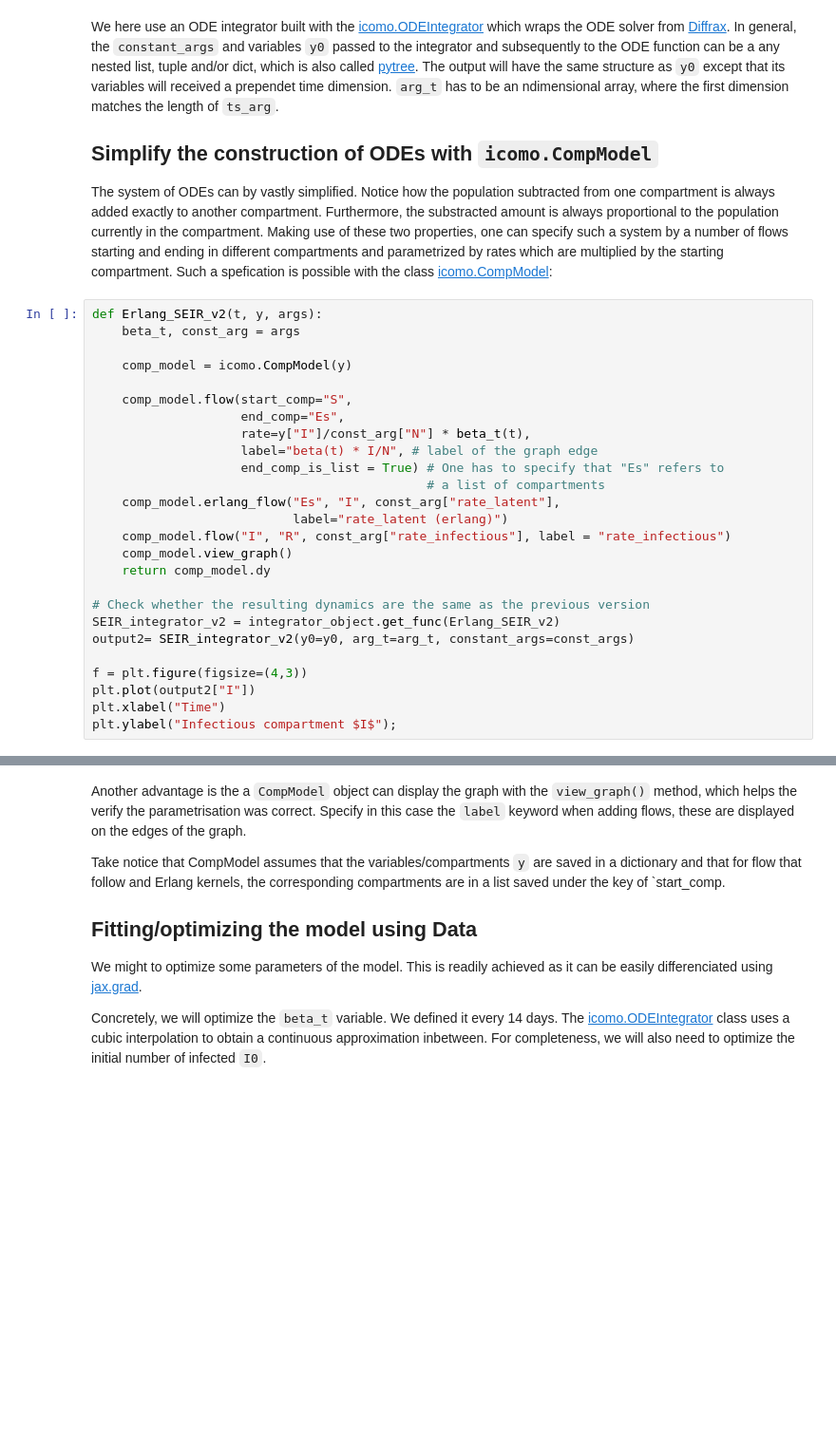
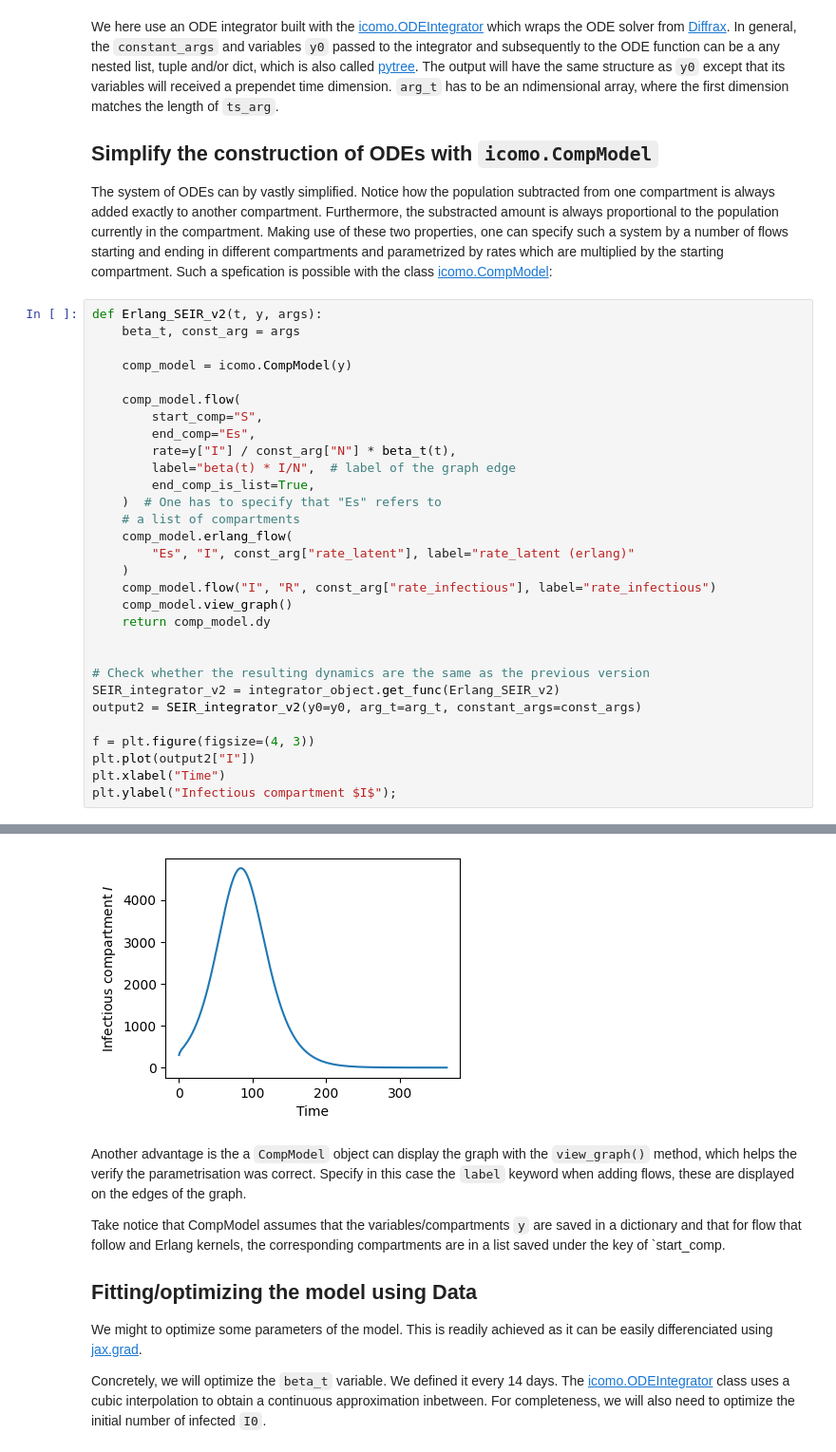
Before and after one commit to Priesemann-Group/icomo, a Jupyter notebook: docs/example.ipynb, the cells around one changed output, grey strips where cells are left out. Shown: that part at 95% size. Cells and saved outputs as stored; diff of their text form; blank space fills up the shorter version.

```diff
--- a/docs/example.ipynb
+++ b/docs/example.ipynb
@@ -148,23 +149,28 @@ def Erlang_SEIR_v2(t, y, args):
 
     comp_model = icomo.CompModel(y)
 
-    comp_model.flow(start_comp="S",
-                    end_comp="Es",
-                    rate=y["I"]/const_arg["N"] * beta_t(t),
-                    label="beta(t) * I/N", # label of the graph edge
-                    end_comp_is_list = True) # One has to specify that "Es" refers to
-                                             # a list of compartments
-    comp_model.erlang_flow("Es", "I", const_arg["rate_latent"],
-                           label="rate_latent (erlang)")
-    comp_model.flow("I", "R", const_arg["rate_infectious"], label = "rate_infectious")
+    comp_model.flow(
+        start_comp="S",
+        end_comp="Es",
+        rate=y["I"] / const_arg["N"] * beta_t(t),
+        label="beta(t) * I/N",  # label of the graph edge
+        end_comp_is_list=True,
+    )  # One has to specify that "Es" refers to
+    # a list of compartments
+    comp_model.erlang_flow(
+        "Es", "I", const_arg["rate_latent"], label="rate_latent (erlang)"
+    )
+    comp_model.flow("I", "R", const_arg["rate_infectious"], label="rate_infectious")
     comp_model.view_graph()
     return comp_model.dy
 
+
 # Check whether the resulting dynamics are the same as the previous version
 SEIR_integrator_v2 = integrator_object.get_func(Erlang_SEIR_v2)
-output2= SEIR_integrator_v2(y0=y0, arg_t=arg_t, constant_args=const_args)
+output2 = SEIR_integrator_v2(y0=y0, arg_t=arg_t, constant_args=const_args)
 
-f = plt.figure(figsize=(4,3))
+f = plt.figure(figsize=(4, 3))
 plt.plot(output2["I"])
 plt.xlabel("Time")
 plt.ylabel("Infectious compartment $I$");
+# %% [output]
@@ -171,3 +179,4 @@ plt.ylabel("Infectious compartment $I$");
+[figure, added]
 # %% [markdown]
 Another advantage is the a `CompModel` object can display the graph with the `view_graph()` method, which helps the verify the parametrisation was correct.
 Specify in this case the `label` keyword when adding flows, these are displayed on the edges of the graph.
```
Also changed, not shown: parts of 12 cells of this notebook, 23 other files.
